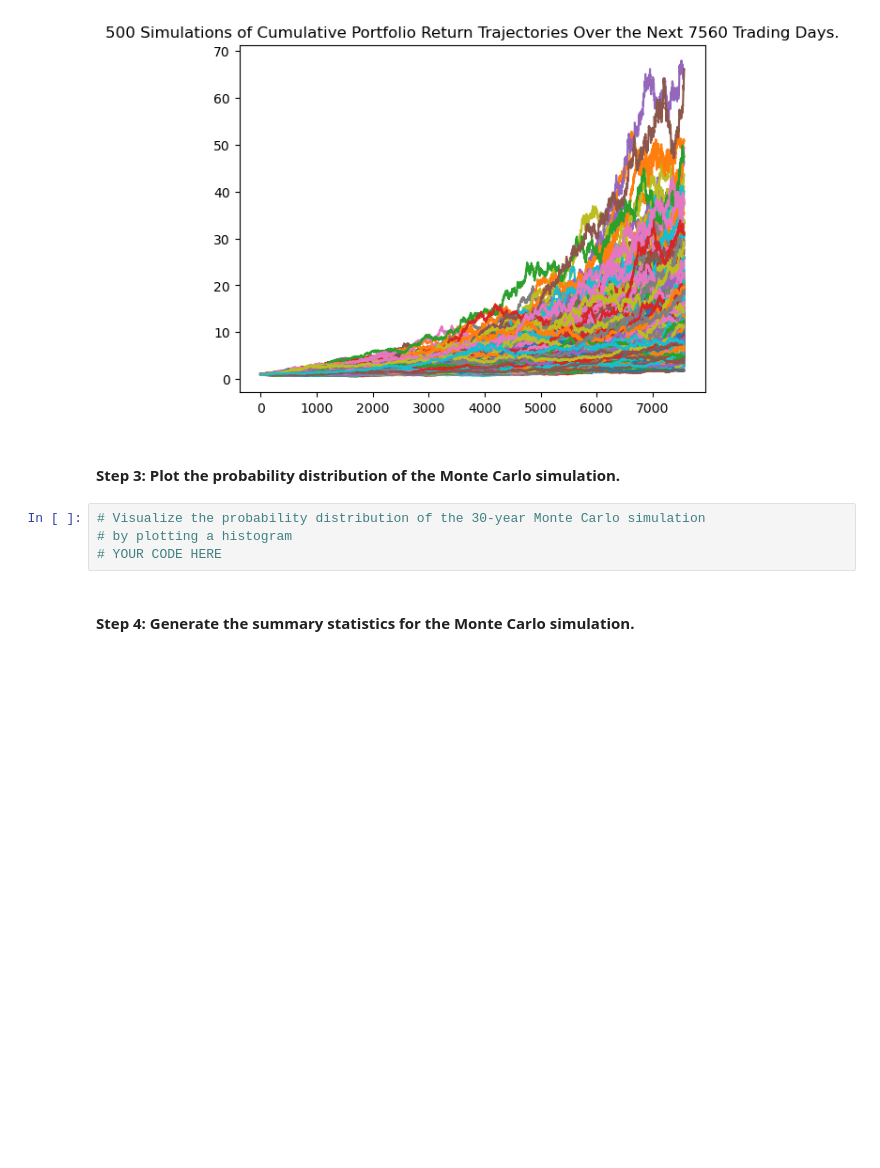
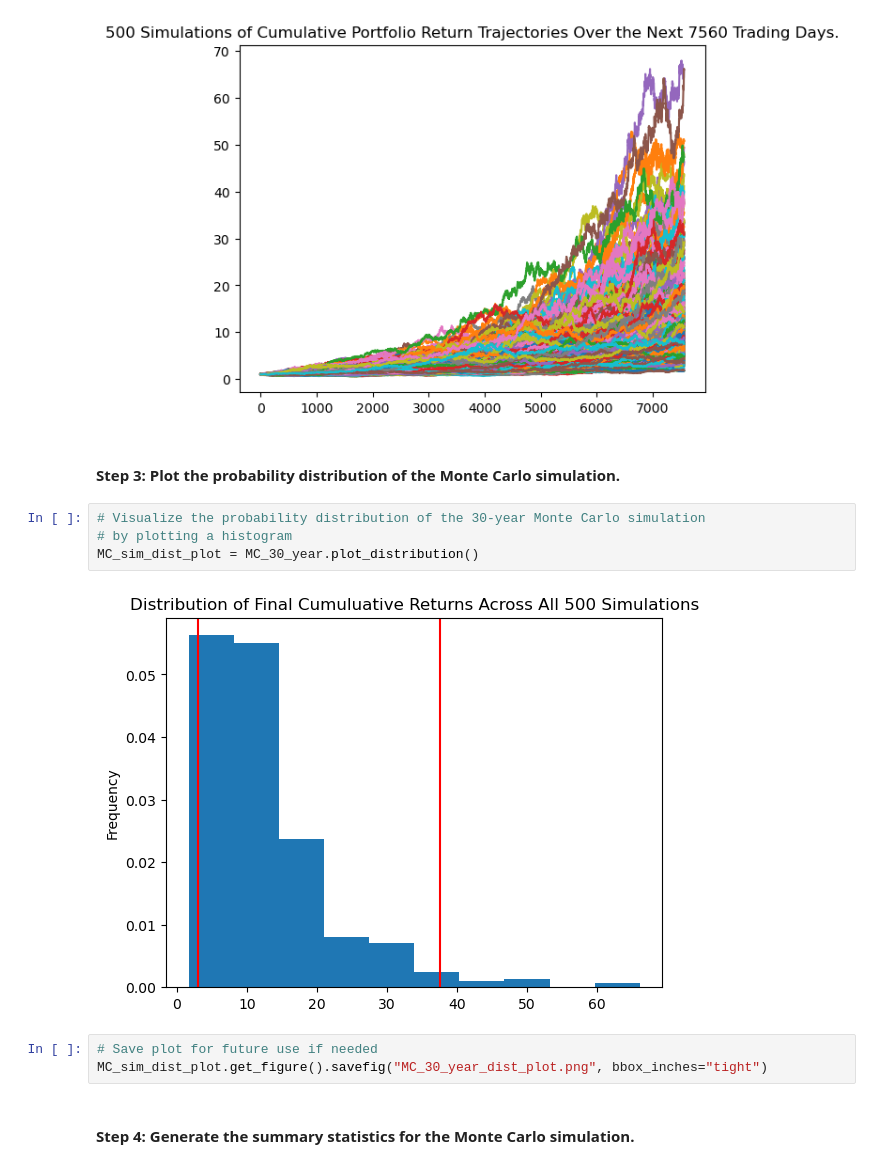
Before and after one commit to djohnst914/Evaluate_Financial_Health_Tool, a Jupyter notebook: financial_planning_tools.ipynb, the cells around one changed output. Saved outputs shown, nothing was run; the diff lists cells and outputs as text; blank space fills up the shorter version.

Commit message:
plot mc hist/save as png, generate summ stats for mc

```diff
--- a/financial_planning_tools.ipynb
+++ b/financial_planning_tools.ipynb
@@ -534,7 +534,12 @@ MC_30_line_plot = MC_30_year.plot_simulation()
 # %%
 # Visualize the probability distribution of the 30-year Monte Carlo simulation
 # by plotting a histogram
-# YOUR CODE HERE
+MC_sim_dist_plot = MC_30_year.plot_distribution()
+# %% [output]
+[figure, added]
+# %%
+# Save plot for future use if needed
+MC_sim_dist_plot.get_figure().savefig("MC_30_year_dist_plot.png", bbox_inches="tight")
 # %% [markdown]
 #### Step 4: Generate the summary statistics for the Monte Carlo simulation.
 # %%
```
Also changed, not shown: parts of 1 cell of this notebook.
